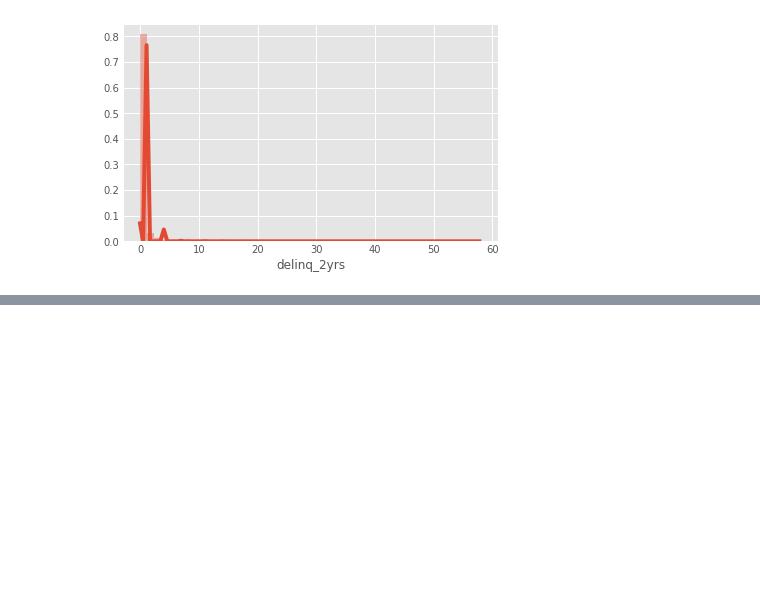
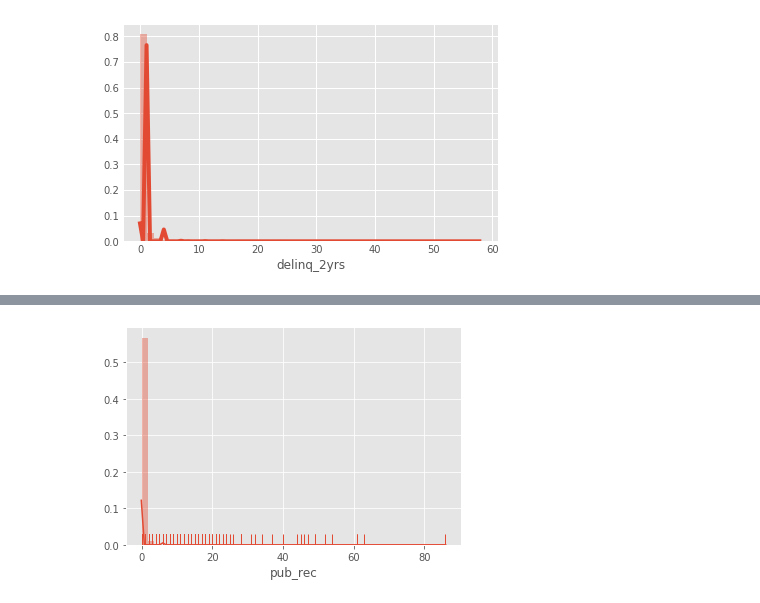
Before and after one commit to sanatanonline/pynb-codes, a Jupyter notebook: src/lending club/Initial Analysis.ipynb, the cells around one changed output, grey strips where cells are left out. Saved outputs shown, nothing was run; the diff lists cells and outputs as text; code cells hidden in the pictures; blank space fills up the shorter version.

```diff
--- a/src/lending club/Initial Analysis.ipynb
+++ b/src/lending club/Initial Analysis.ipynb
@@ -349 +374,11 @@ loan_data['earliest_cr_line'] = loan_data['earliest_cr_line'].astype('datetime64
+# %%
+'''
+Number of derogatory public records.
+'''
+loan_data['pub_rec'].fillna(0.0, inplace=True)
+sns.distplot(loan_data['pub_rec'], rug=True)
+
+plt.show()
+# %% [output]
+[figure, added]
 # %%
```
Also changed, not shown: parts of 13 cells of this notebook.
